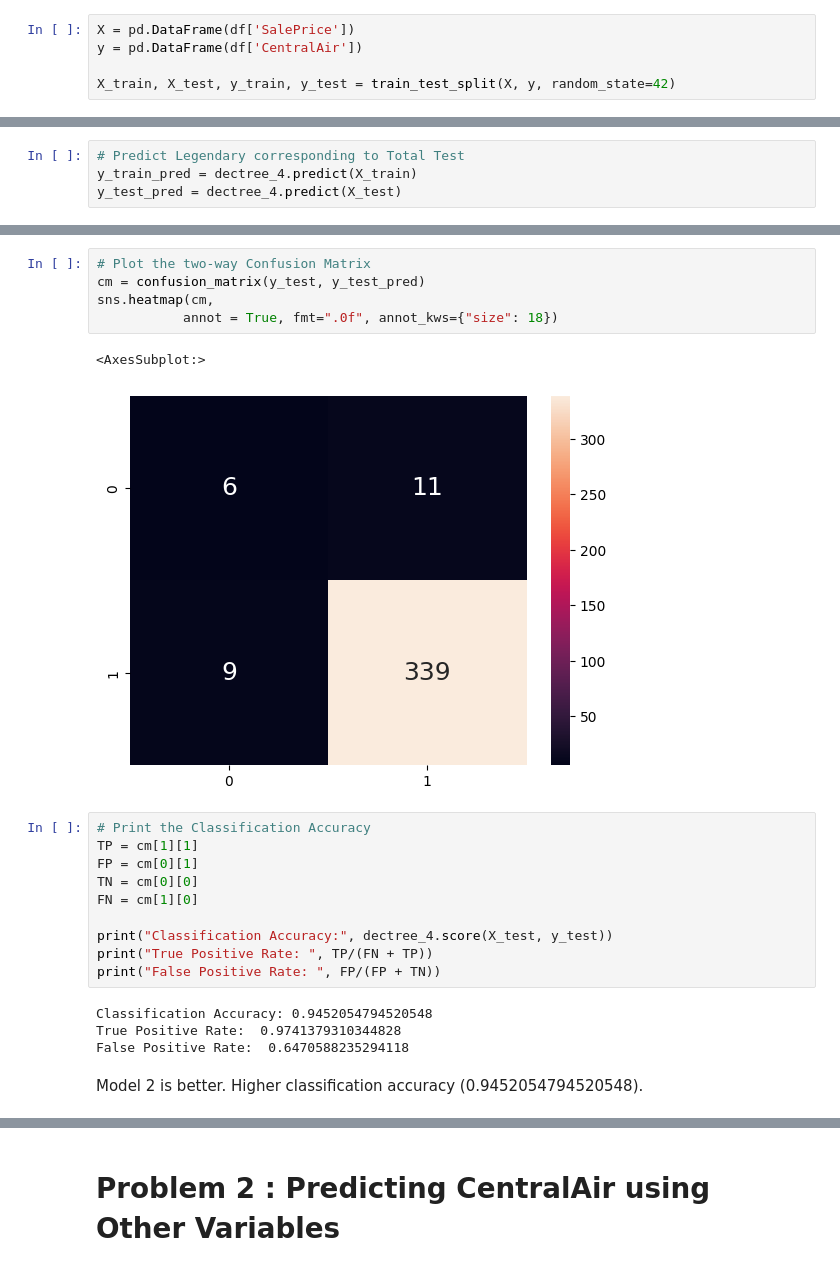
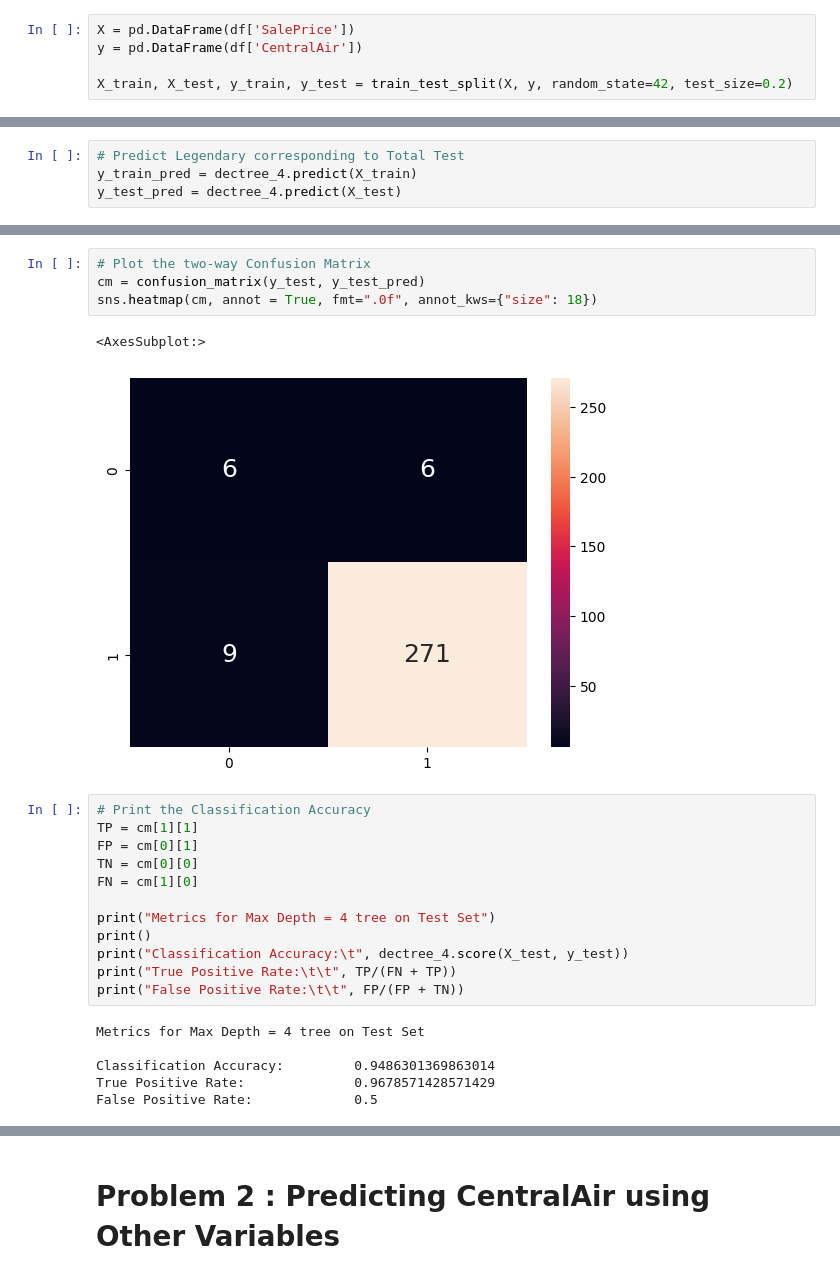
Before and after one commit to ChayHuiXiang/NTU-CS, a Jupyter notebook: SC1015/Lab_5/Lab5.ipynb, the cells around one changed output, grey strips where cells are left out. Saved outputs shown, nothing was run; the diff lists cells and outputs as text.

```diff
--- a/SC1015/Lab_5/Lab5.ipynb
+++ b/SC1015/Lab_5/Lab5.ipynb
@@ -13,4 +13,4 @@ df = pd.read_csv("train.csv")
 X = pd.DataFrame(df['SalePrice'])
 y = pd.DataFrame(df['CentralAir'])
 
-X_train, X_test, y_train, y_test = train_test_split(X, y, random_state=42)
+X_train, X_test, y_train, y_test = train_test_split(X, y, random_state=42, test_size=0.2)
@@ -149,11 +170,10 @@ False Positive Rate:  0.7692307692307693
 # %%
 # Plot the two-way Confusion Matrix
 cm = confusion_matrix(y_test, y_test_pred)
-sns.heatmap(cm,
-           annot = True, fmt=".0f", annot_kws={"size": 18})
+sns.heatmap(cm, annot = True, fmt=".0f", annot_kws={"size": 18})
 # %% [output]
 <AxesSubplot:>
-[figure, old version]
+[figure, new version]
 # %%
 # Print the Classification Accuracy
 TP = cm[1][1]
@@ -161,12 +181,14 @@ FP = cm[0][1]
 TN = cm[0][0]
 FN = cm[1][0]
 
-print("Classification Accuracy:", dectree_4.score(X_test, y_test))
-print("True Positive Rate: ", TP/(FN + TP))
-print("False Positive Rate: ", FP/(FP + TN))
+print("Metrics for Max Depth = 4 tree on Test Set")
+print()
+print("Classification Accuracy:\t", dectree_4.score(X_test, y_test))
+print("True Positive Rate:\t\t", TP/(FN + TP))
+print("False Positive Rate:\t\t", FP/(FP + TN))
 # %% [output]
-Classification Accuracy: 0.9452054794520548
-True Positive Rate:  0.9741379310344828
-False Positive Rate:  0.6470588235294118
+Metrics for Max Depth = 4 tree on Test Set
+
+Classification Accuracy:         0.9486301369863014
+True Positive Rate:              0.9678571428571429
+False Positive Rate:             0.5
-# %% [markdown]
-Model 2 is better. Higher classification accuracy (0.9452054794520548).
```
Also changed, not shown: parts of 31 cells of this notebook, 11 other files.
